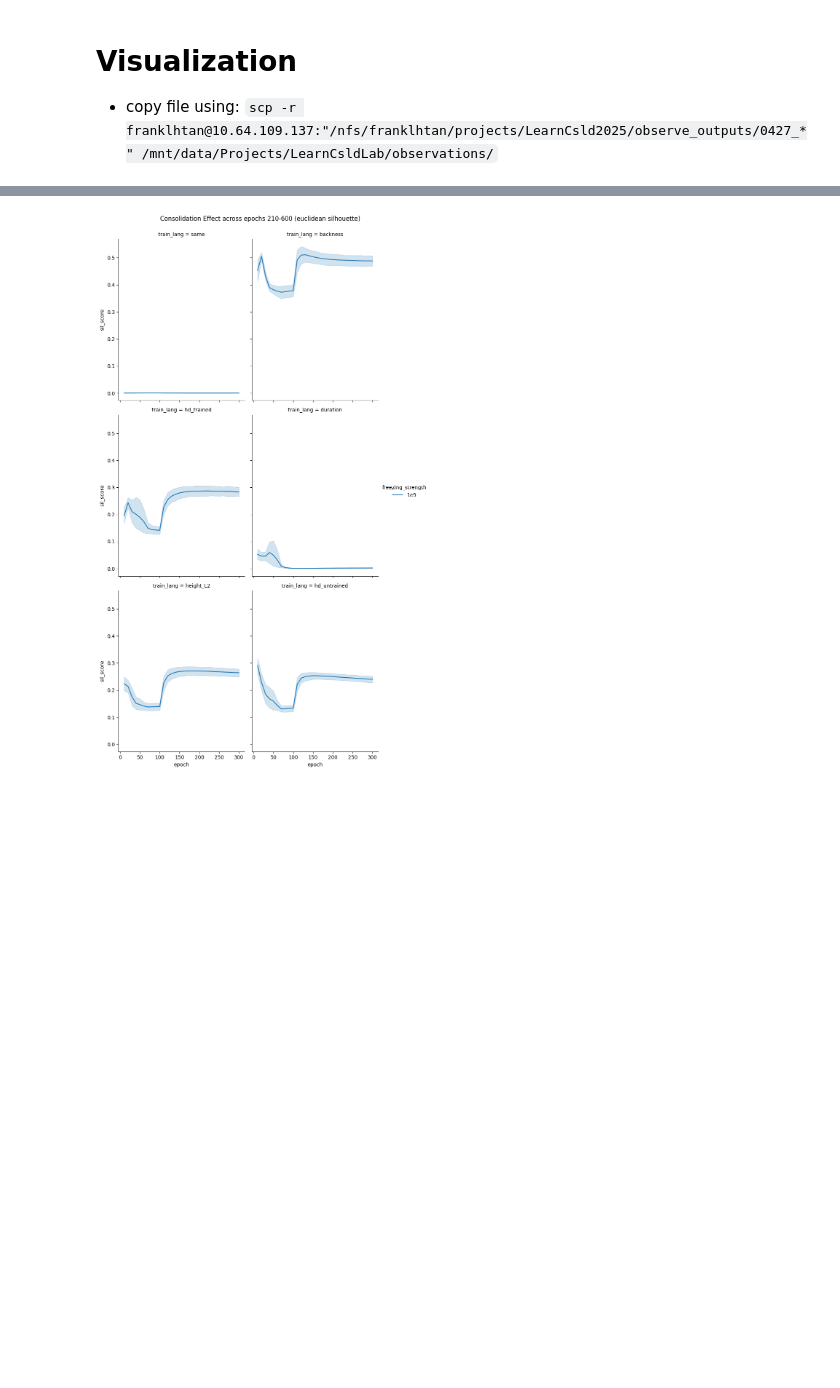
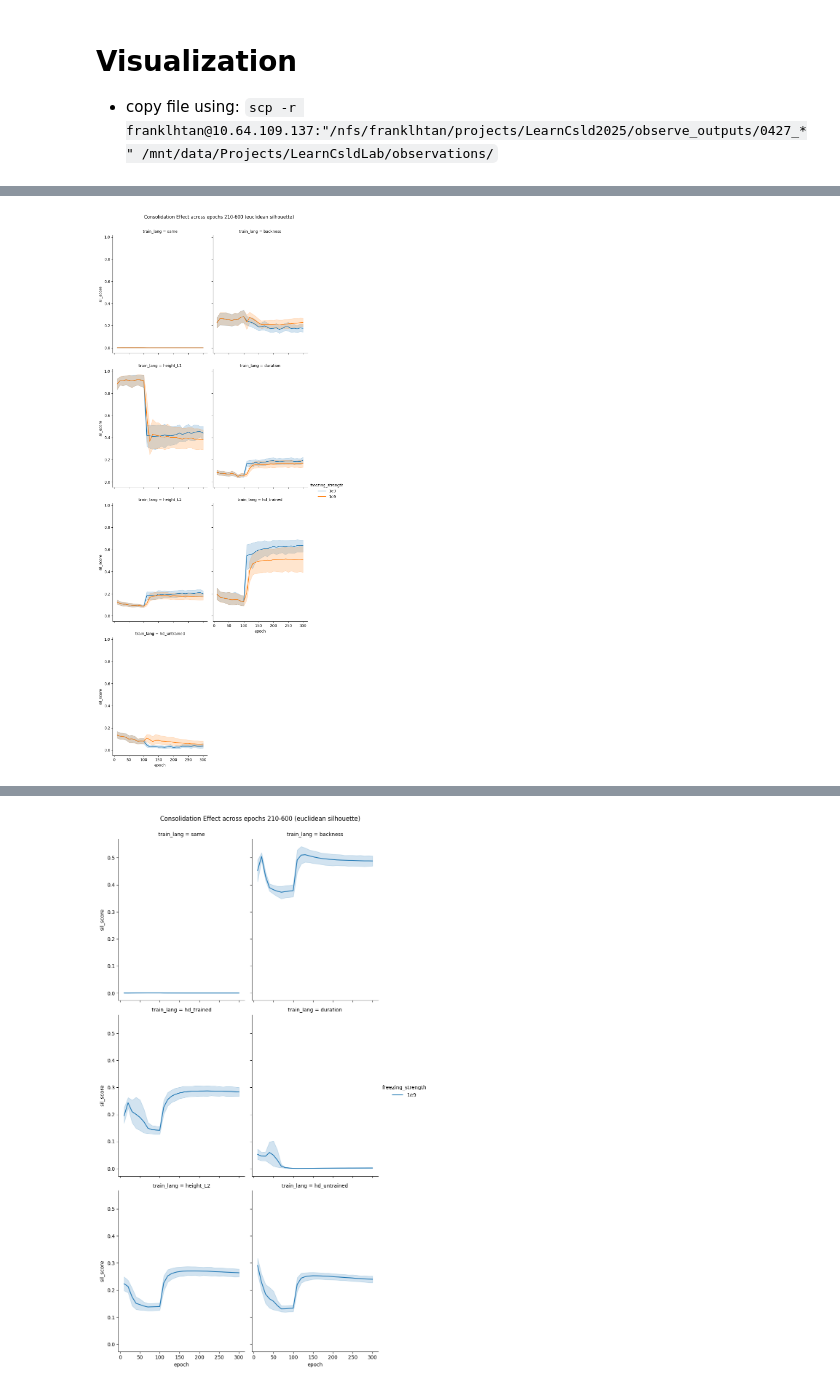
Before and after one commit to Frankalexej/LearnCsld2025, a Jupyter notebook: AMP_11_visualize_0503.ipynb, the cells around one changed output, grey strips where cells are left out. Cells and saved outputs as stored; diff of their text form; code cells hidden in the pictures; blank space fills up the shorter version.

```diff
--- a/AMP_11_visualize_0503.ipynb
+++ b/AMP_11_visualize_0503.ipynb
@@ -240,0 +373,92 @@ for ax in g.axes.flatten():
+# %%
+BASE_PATH = "./observations/"
+
+PREFIX = "0505"
+L1_CONDITIONS = ["SC"]
+L2_CONDITIONS = ["SC"]
+# L1_CONDITIONS = ["CL"]
+# L2_CONDITIONS = ["CL"]
+FREEZING_CONDITIONS = ["EWC"]
+# FREEZING_STRENGTHS = ["p3", "p6"]
+FREEZING_STRENGTHS = ["p3", "p9"]
+# FREEZING_STRENGTHS = ["p3", "p6", "p9"]
+# FREEZING_STRENGTHS = ["p3", "n3"]
+LEARNING_RATE_CONDITIONS = ["1e4"]  # ,
+L2_INVENTORY_CONDITIONS = ["EQL"]
+HID_SIZE = ["_HID4"]
+EVAL_METHODS = ["silhouette"]
+
+condition_pool = [
+    f"{PREFIX}_{l1}{l2}_{inv}_{freezing}{fs}_{lr}{hid}"
+    for l1, l2, freezing, fs, lr, inv, hid in product(
+        L1_CONDITIONS,
+        L2_CONDITIONS,
+        FREEZING_CONDITIONS,
+        FREEZING_STRENGTHS,
+        LEARNING_RATE_CONDITIONS,
+        L2_INVENTORY_CONDITIONS,
+        HID_SIZE,
+    )
+]
+
+EPOCH_START = 10
+EPOCH_END = 300
+RUNS = [1, 2, 3, 4, 5]
+
+integrated_df = pd.DataFrame()
+for condition in condition_pool:
+    condition_path = BASE_PATH + condition + "/"
+    for epoch in range(EPOCH_START, EPOCH_END + 1, 10):
+        for run in RUNS:    # currently only one run, but we want to average over multiple runs if existing
+            for eval_method in EVAL_METHODS:
+                file_path = condition_path + f"{eval_method}_E{epoch}_R{run}.csv"
+                df = pd.read_csv(file_path)
+
+                scores = df["sil_score"].tolist()
+                scores_cos = df["sil_score_cos"].tolist()
+                train_langs = [TRAIN_MAP[t] if t in TRAIN_MAP else "N/A" for t in df["sil_type"].tolist()]
+
+                result_df = pd.DataFrame({
+                    "L1_condition": [L1_condition_mapper(condition)] * len(scores),
+                    "L2_condition": [L2_condition_mapper(condition)] * len(scores),
+                    "freezing_condition": [freezing_condition_mapper(condition)] * len(scores),
+                    "freezing_strength": [freezing_strength_mapper(condition)] * len(scores),
+                    "learning_rate_condition": [learning_rate_condition_mapper(condition)] * len(scores),
+                    "L2_inventory_condition": [L2_inventory_condition_mapper(condition)] * len(scores),
+                    "hid_size_condition": [model_hid_size_condition_mapper(condition)] * len(scores),
+                    "contrast_pair": df["sil_type"].tolist(),
+                    "train_lang": train_langs,
+                    "eval_method": [eval_method] * len(scores),
+                    "sil_score": scores,
+                    "sil_score_cos": scores_cos,
+                    "run": [run] * len(scores),
+                    "epoch": [epoch] * len(scores)})
+                integrated_df = pd.concat([integrated_df, result_df], ignore_index=True)
+
+
+df = integrated_df.copy()
+df["combined_inv_lr"] = df["L2_inventory_condition"] + "_" + df["learning_rate_condition"]
+df = df[~df["train_lang"].isin(["N/A"])]
+# df = df[df["contrast_pair"].isin(["iL_ihS", "ihS_iL"])]
+# df = df[df["contrast_pair"].isin(["i_ih", "ih_i"])]
+# df = df[df["learning_rate_condition"] == "fast"]
+df = df[df["epoch"].isin(range(0, 301, 10))]
+df["c"] = df["L2_inventory_condition"] + "_" + df["learning_rate_condition"] + "_" + df["train_lang"]
+
+g = sns.relplot(
+    data=df,
+    x="epoch",
+    y="sil_score",
+    hue="freezing_strength",
+    col="train_lang",
+    col_wrap=2,
+    kind="line",
+    errorbar=("ci", 95),
+    aspect=0.8
+)
+
+g.fig.suptitle("Consolidation Effect across epochs 210-600 (euclidean silhouette)", y=1.02)
+for ax in g.axes.flatten():
+    ax.set_xticks(range(0, 301, 50))
+# %% [output]
+[figure, added]
```
Also changed, not shown: parts of 7 cells of this notebook, 2 other files.
